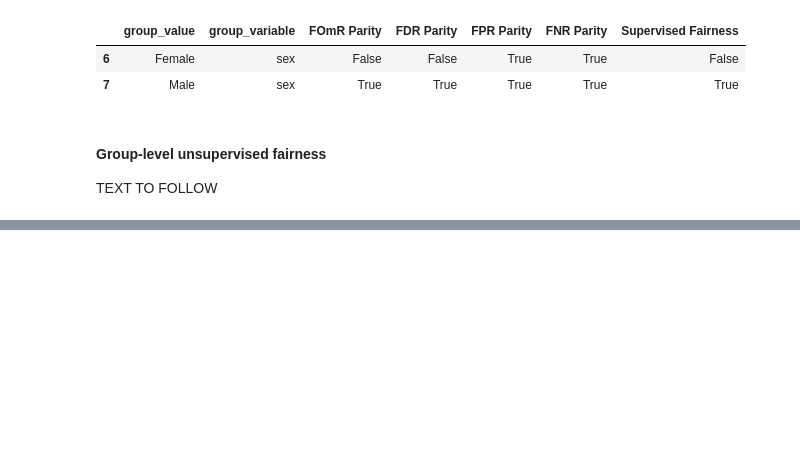
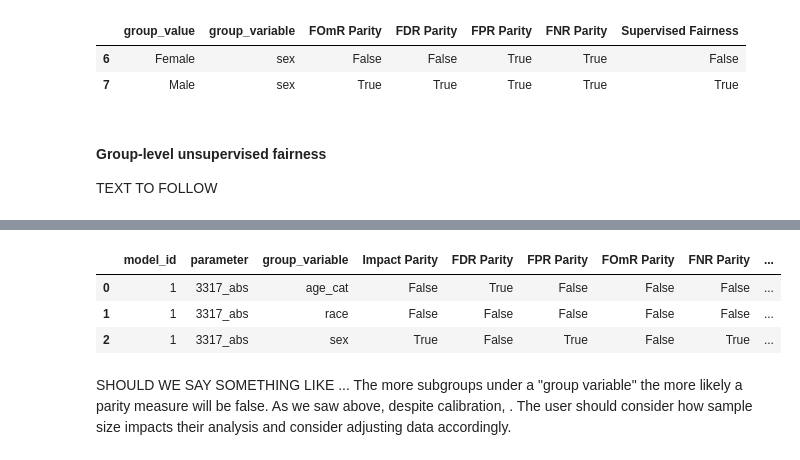
Before and after one commit to deparkes/aequitas, a Jupyter notebook: demo/notebooks/Aequitas introduction.ipynb, the cells around one changed output, grey strips where cells are left out. Saved outputs shown, nothing was run; the diff lists cells and outputs as text; code cells hidden in the pictures; blank space fills up the shorter version.

```diff
--- a/demo/notebooks/Aequitas introduction.ipynb
+++ b/demo/notebooks/Aequitas introduction.ipynb
@@ -178,0 +173,11 @@ Index(['Unnamed: 0', 'TPR', 'group_value', 'group_variable', 'k', 'model_id',
+# %%
+group_var_df = pd.read_csv('../data/compas_group_variable_fairness.csv',index_col=0)
+display(group_var_df.style.applymap(color_tf))
+# %% [output]
+|  | model_id | parameter | group_variable | Impact Parity | FDR Parity | FPR Parity | FOmR Parity | FNR Parity | ... |
+| 0 | 1 | 3317_abs | age_cat | False | True | False | False | False | ... |
+| 1 | 1 | 3317_abs | race | False | False | False | False | False | ... |
+| 2 | 1 | 3317_abs | sex | True | False | True | False | True | ... |
+# %% [markdown]
+SHOULD WE SAY SOMETHING LIKE ...
+The more subgroups under a "group variable" the more likely a parity measure will be false. As we saw above, despite calibration, . The user should consider how sample size impacts their analysis and consider adjusting data accordingly.
```
Also changed, not shown: parts of 8 cells of this notebook, 1 other file.
